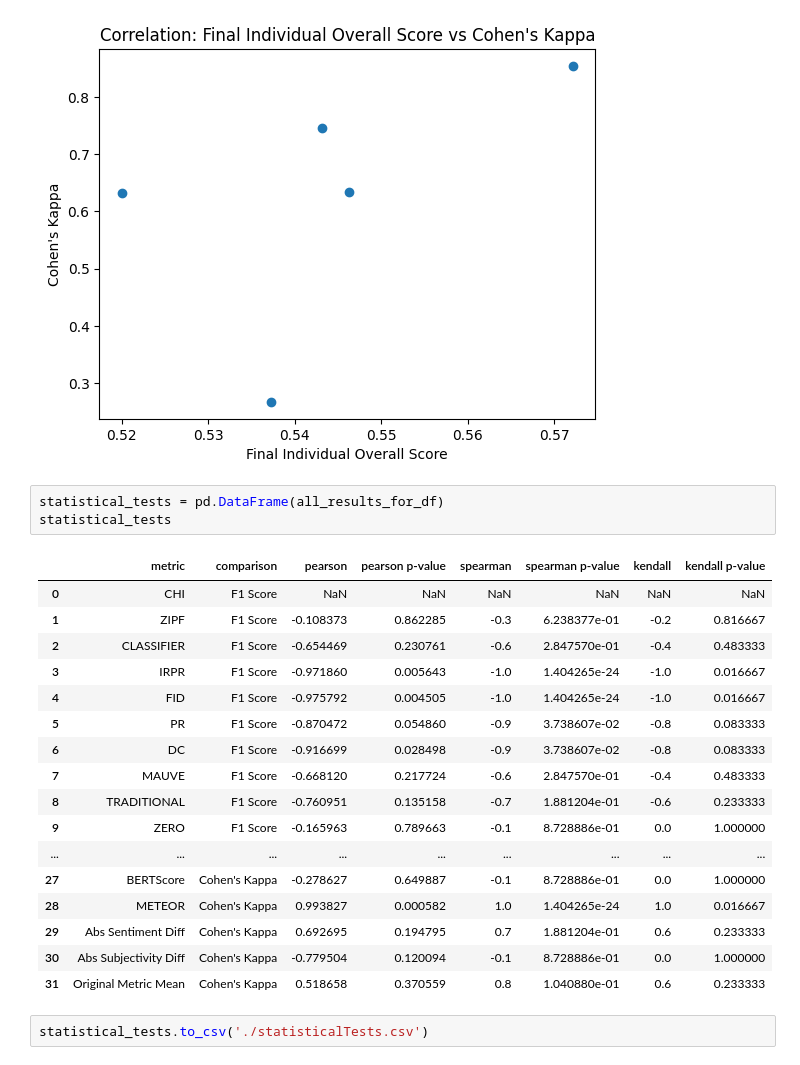
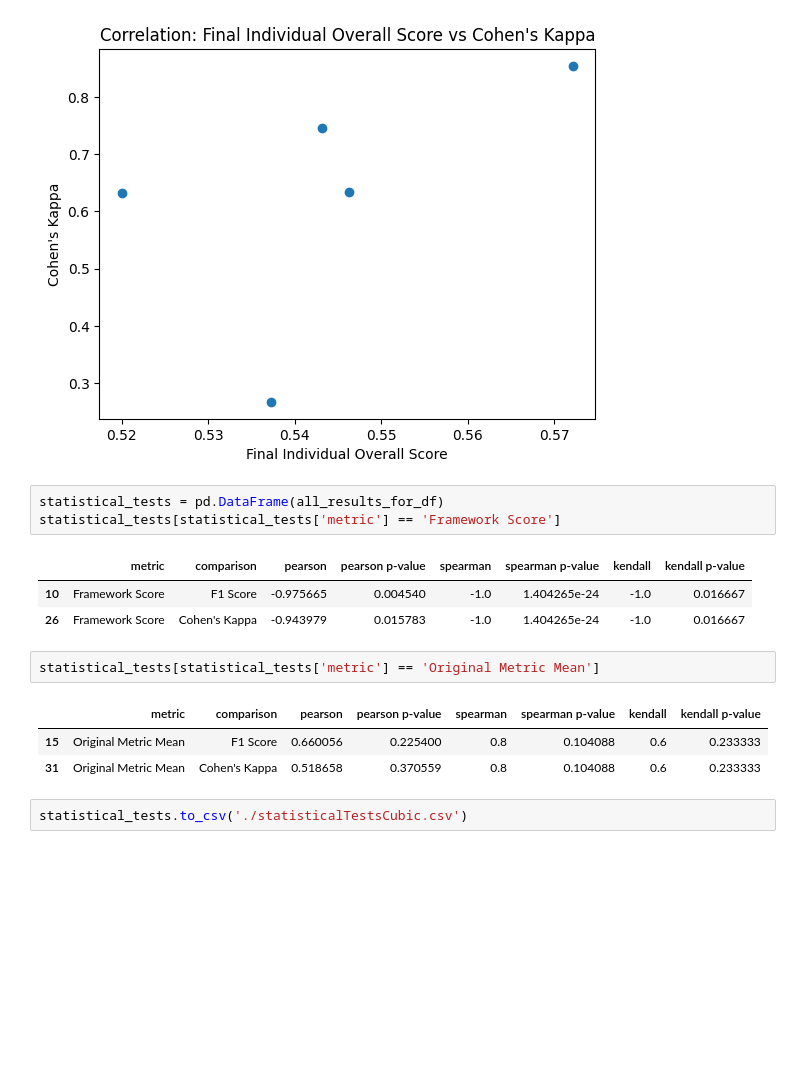
Before and after one commit to isabel-ronan/localSyntheticData, a Jupyter notebook: comparing_all_cubic.ipynb, the cells around one changed output. Saved outputs shown, nothing was run; the diff lists cells and outputs as text; blank space fills up the shorter version.

```diff
--- a/comparing_all.ipynb
+++ b/comparing_all_cubic.ipynb
@@ -231,24 +231,16 @@ for comparison in ["F1 Score", "Cohen's Kappa"]:
 [figure]
 # %%
 statistical_tests = pd.DataFrame(all_results_for_df)
-statistical_tests
+statistical_tests[statistical_tests['metric'] == 'Framework Score']
 # %% [output]
 |  | metric | comparison | pearson | pearson p-value | spearman | spearman p-value | kendall | kendall p-value |
-| 0 | CHI | F1 Score | NaN | NaN | NaN | NaN | NaN | NaN |
-| 1 | ZIPF | F1 Score | -0.108373 | 0.862285 | -0.3 | 6.238377e-01 | -0.2 | 0.816667 |
-| 2 | CLASSIFIER | F1 Score | -0.654469 | 0.230761 | -0.6 | 2.847570e-01 | -0.4 | 0.483333 |
-| 3 | IRPR | F1 Score | -0.971860 | 0.005643 | -1.0 | 1.404265e-24 | -1.0 | 0.016667 |
-| 4 | FID | F1 Score | -0.975792 | 0.004505 | -1.0 | 1.404265e-24 | -1.0 | 0.016667 |
-| 5 | PR | F1 Score | -0.870472 | 0.054860 | -0.9 | 3.738607e-02 | -0.8 | 0.083333 |
-| 6 | DC | F1 Score | -0.916699 | 0.028498 | -0.9 | 3.738607e-02 | -0.8 | 0.083333 |
-| 7 | MAUVE | F1 Score | -0.668120 | 0.217724 | -0.6 | 2.847570e-01 | -0.4 | 0.483333 |
-| 8 | TRADITIONAL | F1 Score | -0.760951 | 0.135158 | -0.7 | 1.881204e-01 | -0.6 | 0.233333 |
-| 9 | ZERO | F1 Score | -0.165963 | 0.789663 | -0.1 | 8.728886e-01 | 0.0 | 1.000000 |
-| ... | ... | ... | ... | ... | ... | ... | ... | ... |
-| 27 | BERTScore | Cohen's Kappa | -0.278627 | 0.649887 | -0.1 | 8.728886e-01 | 0.0 | 1.000000 |
-| 28 | METEOR | Cohen's Kappa | 0.993827 | 0.000582 | 1.0 | 1.404265e-24 | 1.0 | 0.016667 |
-| 29 | Abs Sentiment Diff | Cohen's Kappa | 0.692695 | 0.194795 | 0.7 | 1.881204e-01 | 0.6 | 0.233333 |
-| 30 | Abs Subjectivity Diff | Cohen's Kappa | -0.779504 | 0.120094 | -0.1 | 8.728886e-01 | 0.0 | 1.000000 |
-| 31 | Original Metric Mean | Cohen's Kappa | 0.518658 | 0.370559 | 0.8 | 1.040880e-01 | 0.6 | 0.233333 |
+| 10 | Framework Score | F1 Score | -0.975665 | 0.004540 | -1.0 | 1.404265e-24 | -1.0 | 0.016667 |
+| 26 | Framework Score | Cohen's Kappa | -0.943979 | 0.015783 | -1.0 | 1.404265e-24 | -1.0 | 0.016667 |
+# %%
+statistical_tests[statistical_tests['metric'] == 'Original Metric Mean']
+# %% [output]
+|  | metric | comparison | pearson | pearson p-value | spearman | spearman p-value | kendall | kendall p-value |
+| 15 | Original Metric Mean | F1 Score | 0.660056 | 0.225400 | 0.8 | 0.104088 | 0.6 | 0.233333 |
+| 31 | Original Metric Mean | Cohen's Kappa | 0.518658 | 0.370559 | 0.8 | 0.104088 | 0.6 | 0.233333 |
 # %%
-statistical_tests.to_csv('./statisticalTests.csv')
+statistical_tests.to_csv('./statisticalTestsCubic.csv')
```
Also changed, not shown: parts of 5 cells of this notebook, 7 other files.
